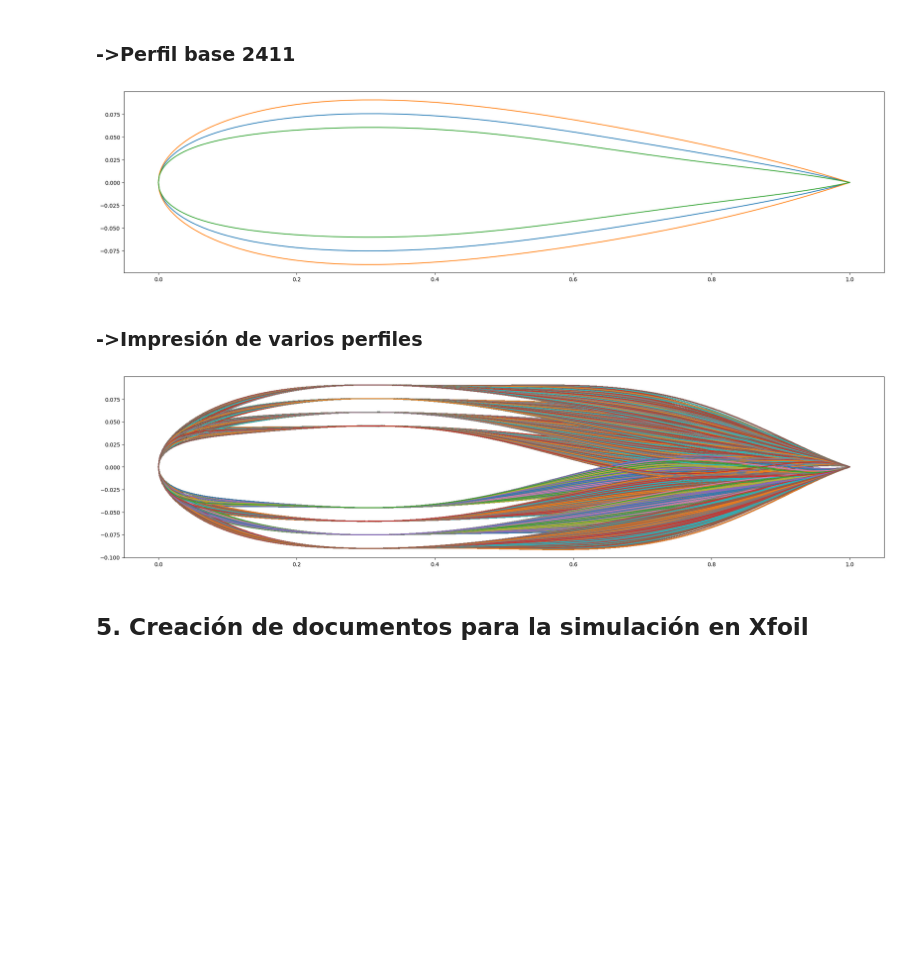
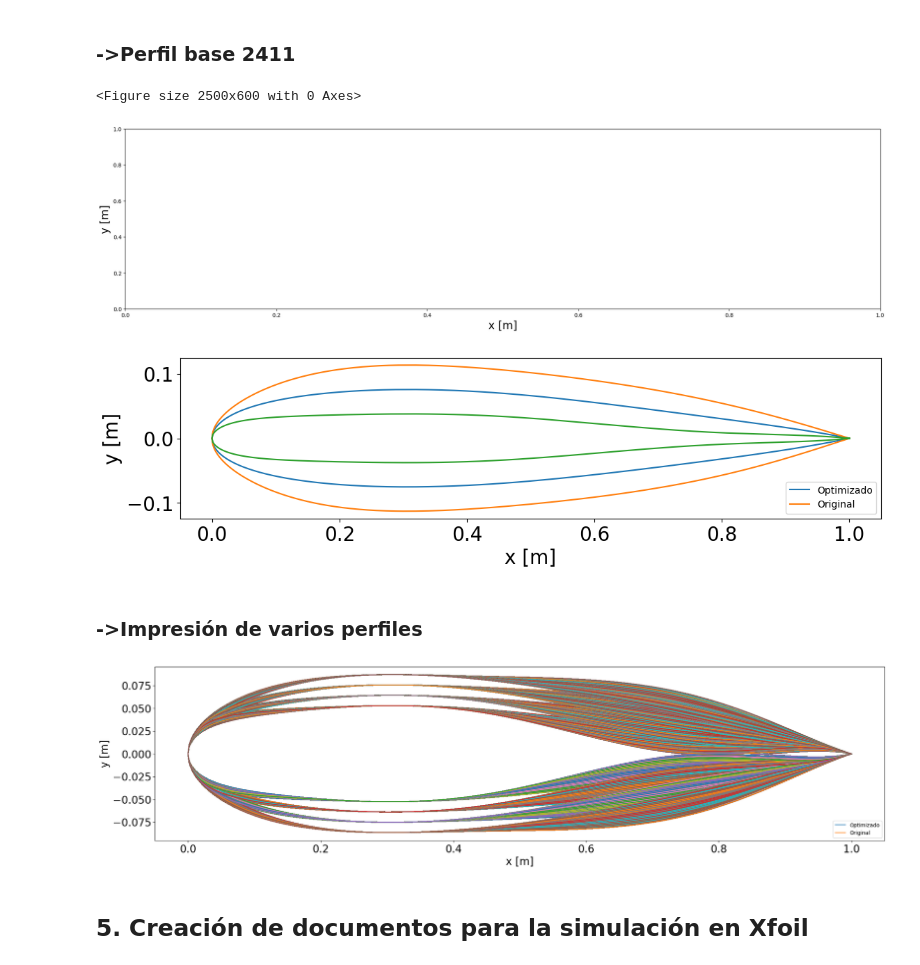
Before and after one commit to Kijoselo/opt_air, a Jupyter notebook: Eficiencia de todas las combinaciones.ipynb, the cells around one changed output. Drawn from its saved outputs; the diff is of its cells as text; code cells hidden in the pictures; blank space fills up the shorter version.

```diff
--- a/Eficiencia de todas las combinaciones.ipynb
+++ b/Eficiencia de todas las combinaciones.ipynb
@@ -324,6 +330,7 @@ Creación de las impresiones de los nuevos perfiles
 def plot_combi(i,j,k,re,ra,b,ye,yi):
     xx,yy=get_coord_combi(i,j,k,re,ra,b,ye,yi)
     plt.plot(xx,yy)
+    plt.legend(["Optimizado", "Original"], loc="lower right")
 #   'dy_emax': i
 #   'alpha': j
 #   'dy_imin': k
@@ -331,20 +338,32 @@ def plot_combi(i,j,k,re,ra,b,ye,yi):
 <h3>->Perfil base 2411
 # %%
 plt.figure(figsize=(25,6))
-j=80
-t=120
+plt.figure(figsize=(25,6))
+plt.xlabel("x [m]",size=20)
+plt.ylabel("y [m]",size=20)
+fig, ax = plt.subplots(figsize=(13, 3))
+plt.xlabel("x [m]",size=20)
+plt.ylabel("y [m]",size=20)
+ax.tick_params(axis='both', which='major', labelsize=20)
+j=50
+t=150
 plot_combi(100,100,100,100,100,100,100,100)
 plot_combi(t,t,t,t,t,t,t,t)
 plot_combi(j,j,j,j,j,j,j,j)
 # %% [output]
+<Figure size 2500x600 with 0 Axes>
-[figure, old version]
+[figure, new version]
+[figure, added]
 # %% [markdown]
 <h3>->Impresión de varios perfiles
 # %%
-plt.figure(figsize=(25,6))
-t=20
-m=60
-ma=140
+fig, ax = plt.subplots(figsize=(25, 6))
+plt.xlabel("x [m]",size=20)
+plt.ylabel("y [m]",size=20)
+ax.tick_params(axis='both', which='major', labelsize=20)
+t=15
+m=70
+ma=130
 for i in tqdm(range(m,ma,t)):
     for j in range(m,ma,t):
         for k in range(m,ma,t):
@@ -355,7 +374,7 @@ for i in tqdm(range(m,ma,t)):
                             for yi in range(m,ma,t):
                                 plot_combi(i,j,k,re,ra,b,ye,yi)
 # %% [output]
-[figure, old version]
+[figure, new version]
 # %% [markdown]
 <h2>5. Creación de documentos para la simulación en Xfoil
 # %% [markdown]
```
Also changed, not shown: parts of 22 cells of this notebook.
